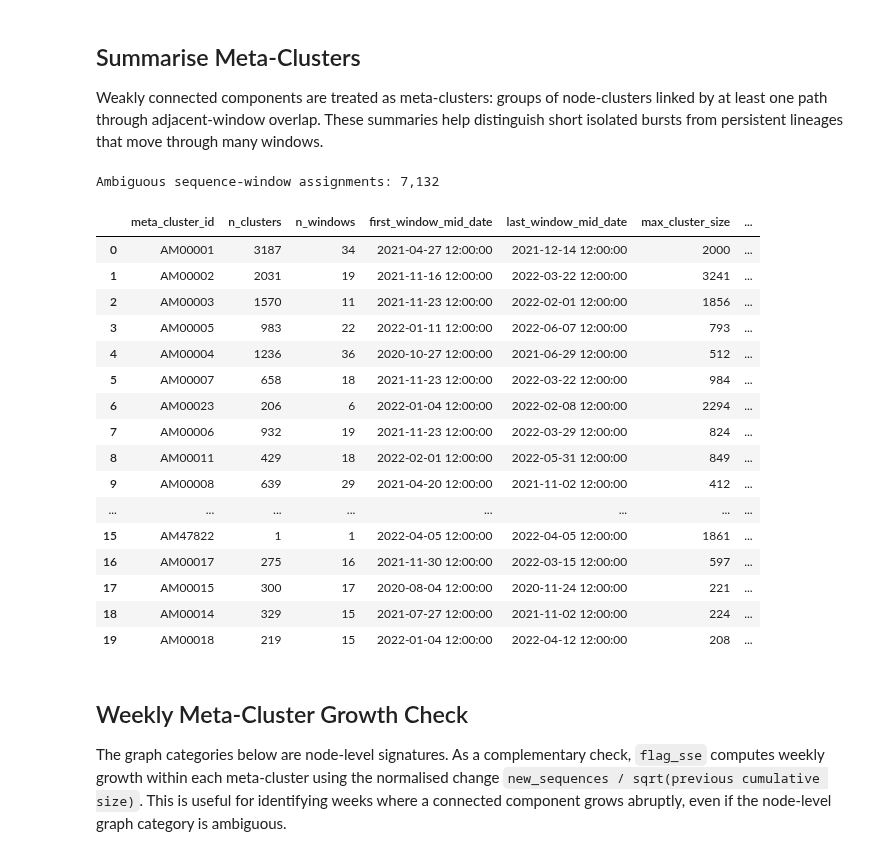
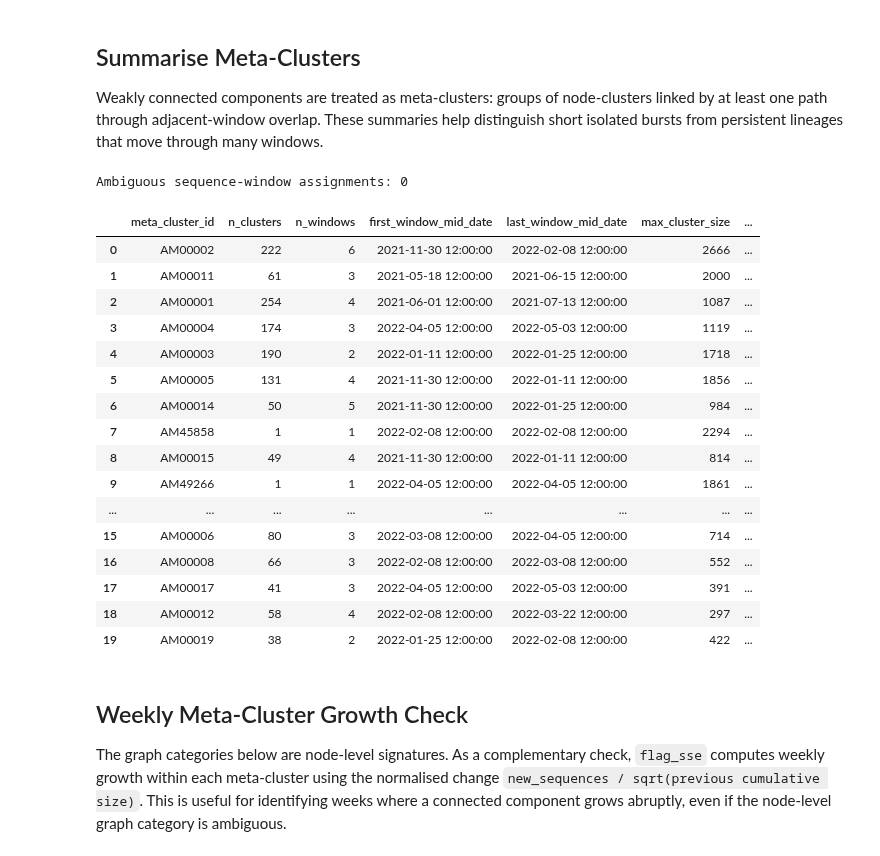
Before and after one commit to ydnkka/scotland, a Jupyter notebook: sse_detection/sse_detection.ipynb, the cells around one changed output. Drawn from its saved outputs; the diff is of its cells as text; code cells hidden in the pictures.

```diff
--- a/sse_detection/sse_detection.ipynb
+++ b/sse_detection/sse_detection.ipynb
@@ -141,48 +172,49 @@ The raw analysis table is sequence-level, with one row per sequence-window obser
 # %%
-def join_top(values: pd.Series, n: int = 5) -> str:
-    counts = values.dropna().astype(str).value_counts()
-    return "; ".join(f"{name} ({count})" for name, count in counts.head(n).items())
-
-
-def safe_mode(values: pd.Series):
-    values = values.dropna()
-    if values.empty:
-        return np.nan
-    return values.mode().iloc[0]
-
-
 agg = {
     "cluster_size": ("cluster_size", "first"),
     "duration_days": ("cluster_duration_days", "first"),
-    "cluster_n_datazones": ("cluster_n_datazones", "first"),
     "first_collection_date": ("collection_date", "min"),
     "last_collection_date": ("collection_date", "max"),
+
     "who_voc": ("who_voc", "first"),
     "clade": ("clade", "first"),
     "pango_lineage": ("pango_lineage", "first"),
+
     "policy_period": ("policy_period", safe_mode),
-    "policy_periods": ("policy_period", "nunique"),
+    "n_policy_periods": ("policy_period", "nunique"),
     "top_policy_periods": ("policy_period", join_top),
+
+    "cluster_n_datazones": ("cluster_n_datazones", "first"),
+    "dz_urban_rural_class": ("dz_urban_rural_class", safe_mode),
+    "top_urban_rural_classes": ("dz_urban_rural_class", join_top),
     "health_board": ("dz_health_board", safe_mode),
-    "health_boards": ("dz_health_board", "nunique"),
+    "n_health_boards": ("dz_health_board", "nunique"),
     "top_health_boards": ("dz_health_board", join_top),
     "local_authority": ("dz_local_authority", safe_mode),
-    "local_authorities": ("dz_local_authority", "nunique"),
+    "n_local_authorities": ("dz_local_authority", "nunique"),
     "top_local_authorities": ("dz_local_authority", join_top),
+
+    "n_age_bands": ("age_band", "nunique"),
     "top_age_bands": ("age_band", join_top),
+
+    "simd_quintile": ("dz_simd_quintile", safe_mode),
+    "n_simd_quintiles": ("dz_simd_quintile", "nunique"),
     "top_simd_quintiles": ("dz_simd_quintile", join_top),
+
     "dz_7d_test_positivity": ("dz_7d_test_positivity", "mean"),
     "dz_cum_sequences": ("dz_cum_sequences", "mean"),
     "dz_cum_incidence_per_capita": ("dz_cum_incidence_per_capita", "mean"),
     "dz_cum_positive_tests": ("dz_cum_positive_tests", "mean"),
     "dz_cum_prop_sequenced": ("dz_cum_prop_sequenced", "mean"),
+
     "wn_positive_tests": ("wn_positive_tests", "first"),
     "wn_prop_sequenced": ("wn_prop_sequenced", "first"),
+
     **{col: (col, "first") for col in entropy_cols},
 }
 
 cluster_table = (
-    df_raw.groupby(["cluster_id", "window_id", "window_idx", "wn_mid_date"], as_index=False)
+    df_filtered.groupby(["cluster_id", "window_id", "window_idx", "wn_mid_date"], as_index=False)
     .agg(**agg)
     .sort_values(["window_idx", "cluster_size"], ascending=[True, False])
     .reset_index(drop=True)
@@ -206,7 +238,7 @@ For each sequence, we inspect the ordered set of node-clusters it occupies acros
 This produces a conservative continuity graph: it does not infer transmission between all genetically similar clusters; it only records observed overlap in adjacent sliding windows.
 # %%
 seq_nodes = (
-    df_raw[["sequence_id", "cluster_id", "window_id", "window_idx"]]
+    df_filtered[["sequence_id", "cluster_id", "window_id", "window_idx"]]
     .drop_duplicates()
     .sort_values(["sequence_id", "window_idx"])
 )
@@ -300,6 +332,6 @@ cluster_table["meta_cluster_id"] = cluster_table["cluster_id"].map(component_map
 
 print(f"Graph nodes: {G_raw.number_of_nodes():,}")
 print(f"Graph edges: {G_raw.number_of_edges():,}")
-print(f"Weakly connected components / meta-clusters: {len(components):,}")
+print(f"Weakly connected components: {len(components):,}")
 display(edge_table.head())
 # %% [output]
@@ -329,7 +361,7 @@ node_summary = (
     )
 )
 
-seq_meta_long = df_raw[[
+seq_meta_long = df_filtered[[
     "sequence_id",
     "collection_date",
     "cluster_id",
@@ -346,50 +378,50 @@ seq_meta_long["n_candidate_meta_clusters"] = (
     seq_meta_long.groupby("sequence_id")["meta_cluster_id"].transform("nunique")
 )
 seq_meta_long["ambiguous_meta_assignment"] = seq_meta_long["n_candidate_meta_clusters"] > 1
 
 sequence_summary = (
     seq_meta_long.groupby("meta_cluster_id", as_index=False)
     .agg(
         n_sequences=("sequence_id", "nunique"),
         first_collection_date=("collection_date", "min"),
         last_collection_date=("collection_date", "max"),
         pango_lineage=("pango_lineage", "first"),
         clade=("clade", "first"),
         who_voc=("who_voc", "first"),
         ambiguous_sequence_assignments=("ambiguous_meta_assignment", "sum"),
     )
 )
 
 meta_summary = node_summary.merge(sequence_summary, on="meta_cluster_id", how="left")
 meta_summary["duration_days"] = (
     meta_summary["last_collection_date"] - meta_summary["first_collection_date"]
 ).dt.days
 meta_summary = meta_summary.sort_values(
     ["n_sequences", "n_clusters"],
     ascending=[False, False],
 ).reset_index(drop=True)
 
 print(f"Ambiguous sequence-window assignments: {seq_meta_long['ambiguous_meta_assignment'].sum():,}")
 display(meta_summary.head(20))
 # %% [output]
-Ambiguous sequence-window assignments: 7,132
+Ambiguous sequence-window assignments: 0
 |  | meta_cluster_id | n_clusters | n_windows | first_window_mid_date | last_window_mid_date | max_cluster_size | ... |
-| 0 | AM00001 | 3187 | 34 | 2021-04-27 12:00:00 | 2021-12-14 12:00:00 | 2000 | ... |
-| 1 | AM00002 | 2031 | 19 | 2021-11-16 12:00:00 | 2022-03-22 12:00:00 | 3241 | ... |
-| 2 | AM00003 | 1570 | 11 | 2021-11-23 12:00:00 | 2022-02-01 12:00:00 | 1856 | ... |
-| 3 | AM00005 | 983 | 22 | 2022-01-11 12:00:00 | 2022-06-07 12:00:00 | 793 | ... |
-| 4 | AM00004 | 1236 | 36 | 2020-10-27 12:00:00 | 2021-06-29 12:00:00 | 512 | ... |
-| 5 | AM00007 | 658 | 18 | 2021-11-23 12:00:00 | 2022-03-22 12:00:00 | 984 | ... |
-| 6 | AM00023 | 206 | 6 | 2022-01-04 12:00:00 | 2022-02-08 12:00:00 | 2294 | ... |
-| 7 | AM00006 | 932 | 19 | 2021-11-23 12:00:00 | 2022-03-29 12:00:00 | 824 | ... |
-| 8 | AM00011 | 429 | 18 | 2022-02-01 12:00:00 | 2022-05-31 12:00:00 | 849 | ... |
-| 9 | AM00008 | 639 | 29 | 2021-04-20 12:00:00 | 2021-11-02 12:00:00 | 412 | ... |
+| 0 | AM00002 | 222 | 6 | 2021-11-30 12:00:00 | 2022-02-08 12:00:00 | 2666 | ... |
+| 1 | AM00011 | 61 | 3 | 2021-05-18 12:00:00 | 2021-06-15 12:00:00 | 2000 | ... |
+| 2 | AM00001 | 254 | 4 | 2021-06-01 12:00:00 | 2021-07-13 12:00:00 | 1087 | ... |
+| 3 | AM00004 | 174 | 3 | 2022-04-05 12:00:00 | 2022-05-03 12:00:00 | 1119 | ... |
+| 4 | AM00003 | 190 | 2 | 2022-01-11 12:00:00 | 2022-01-25 12:00:00 | 1718 | ... |
+| 5 | AM00005 | 131 | 4 | 2021-11-30 12:00:00 | 2022-01-11 12:00:00 | 1856 | ... |
+| 6 | AM00014 | 50 | 5 | 2021-11-30 12:00:00 | 2022-01-25 12:00:00 | 984 | ... |
+| 7 | AM45858 | 1 | 1 | 2022-02-08 12:00:00 | 2022-02-08 12:00:00 | 2294 | ... |
+| 8 | AM00015 | 49 | 4 | 2021-11-30 12:00:00 | 2022-01-11 12:00:00 | 814 | ... |
+| 9 | AM49266 | 1 | 1 | 2022-04-05 12:00:00 | 2022-04-05 12:00:00 | 1861 | ... |
 | ... | ... | ... | ... | ... | ... | ... | ... |
-| 15 | AM47822 | 1 | 1 | 2022-04-05 12:00:00 | 2022-04-05 12:00:00 | 1861 | ... |
-| 16 | AM00017 | 275 | 16 | 2021-11-30 12:00:00 | 2022-03-15 12:00:00 | 597 | ... |
-| 17 | AM00015 | 300 | 17 | 2020-08-04 12:00:00 | 2020-11-24 12:00:00 | 221 | ... |
-| 18 | AM00014 | 329 | 15 | 2021-07-27 12:00:00 | 2021-11-02 12:00:00 | 224 | ... |
-| 19 | AM00018 | 219 | 15 | 2022-01-04 12:00:00 | 2022-04-12 12:00:00 | 208 | ... |
+| 15 | AM00006 | 80 | 3 | 2022-03-08 12:00:00 | 2022-04-05 12:00:00 | 714 | ... |
+| 16 | AM00008 | 66 | 3 | 2022-02-08 12:00:00 | 2022-03-08 12:00:00 | 552 | ... |
+| 17 | AM00017 | 41 | 3 | 2022-04-05 12:00:00 | 2022-05-03 12:00:00 | 391 | ... |
+| 18 | AM00012 | 58 | 4 | 2022-02-08 12:00:00 | 2022-03-22 12:00:00 | 297 | ... |
+| 19 | AM00019 | 38 | 2 | 2022-01-25 12:00:00 | 2022-02-08 12:00:00 | 422 | ... |
 # %% [markdown]
 ## Weekly Meta-Cluster Growth Check
 
```
Also changed, not shown: parts of 15 cells of this notebook, 7 other files.
